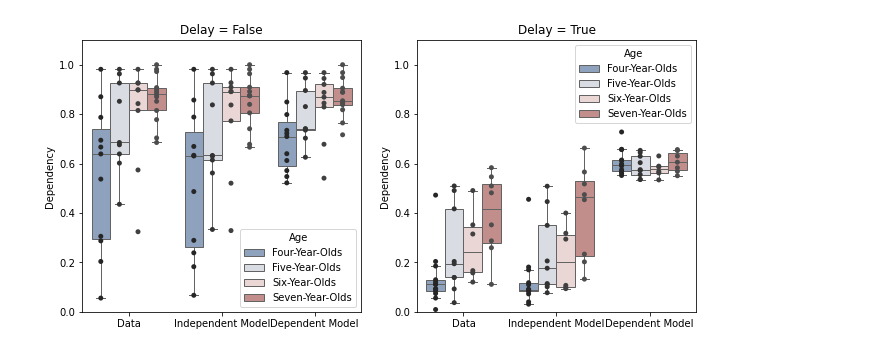
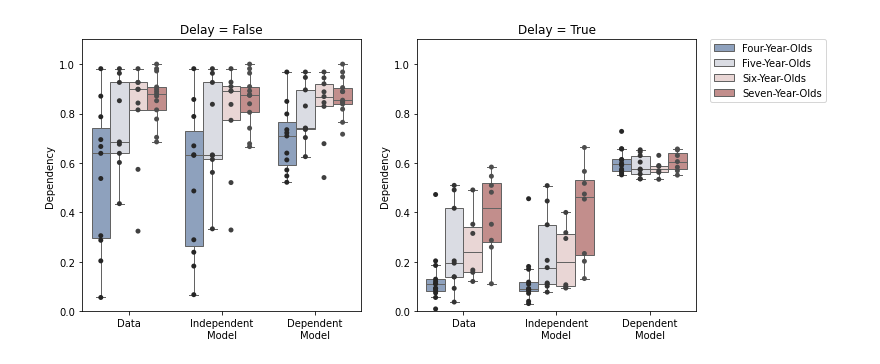
Before and after one commit to samsydco/PSPC, a Jupyter notebook: Results_PC.ipynb, the cells around one changed output. Saved outputs shown, nothing was run; the diff lists cells and outputs as text; code cells hidden in the pictures.

Commit message:
Modified files: PC_dependency.py, PCvsPS.py, Results_PC.ipynb, and Results_PS.ipynb.

```diff
--- a/Results_PC.ipynb
+++ b/Results_PC.ipynb
@@ -36,21 +43,25 @@ Without them:
 # %%
 order = ["Four-Year-Olds","Five-Year-Olds","Six-Year-Olds","Seven-Year-Olds"]
-boxprops = {'showfliers':False,'order':order}
 tmp = PCoutputplotdf[PCoutputplotdf['Model-type'].str.contains('Data|Independent Model|Dependent Model')].copy()
-tmp['Model-type'] = tmp['Model-type'].replace({'Apple': 'Mango', 'Banana': 'Berry'})
+tmp['Model-type'] = tmp['Model-type'].replace({'Independent Model': 'Independent\nModel',
+                                               'Dependent Model': 'Dependent\nModel'})
 def numbers_to_words (number):
     number2word = {'4': "Four-Year-Olds", '5': "Five-Year-Olds", '6': "Six-Year-Olds",
             '7': "Seven-Year-Olds", '8': "Eight-Year-Olds", '9': "Nine-Year-Olds"}
     return " ".join(map(lambda i: number2word[i], str(number)))
 tmp['Age'] = tmp['Age'].map(lambda age: numbers_to_words(math.floor(age)))
 fig, axes = plt.subplots(1, 2, figsize=(11, 5))
 for i,delay in enumerate([False,True]):
     tmp_ = tmp[tmp.Delay == delay]
     sns.boxplot(data=tmp_, x="Model-type", y="Dependency", hue="Age", palette="vlag",ax=axes[i],
                 hue_order=order, showfliers = False)
-    sns.stripplot(data=tmp_, x="Model-type", y="Dependency", hue="Age", dodge=True,palette='dark:.3',hue_order=order, jitter=False,legend=False,ax=axes[i])
+    sns.stripplot(data=tmp_, x="Model-type", y="Dependency", hue="Age", dodge=True,palette='dark:.3',
+                  hue_order=order, jitter=False,legend=False,ax=axes[i])
     axes[i].set(ylim=(0, 1.1))
     axes[i].set_title('Delay = '+str(delay))
     axes[i].set(xlabel=None)
+
+i = axes[0].legend().remove()
+i = axes[1].legend(bbox_to_anchor=(1.05, 1), loc=2, borderaxespad=0.)
 # %% [output]
-[figure, old version]
+[figure, new version]
```
Also changed, not shown: parts of 13 cells of this notebook, 3 other files.
